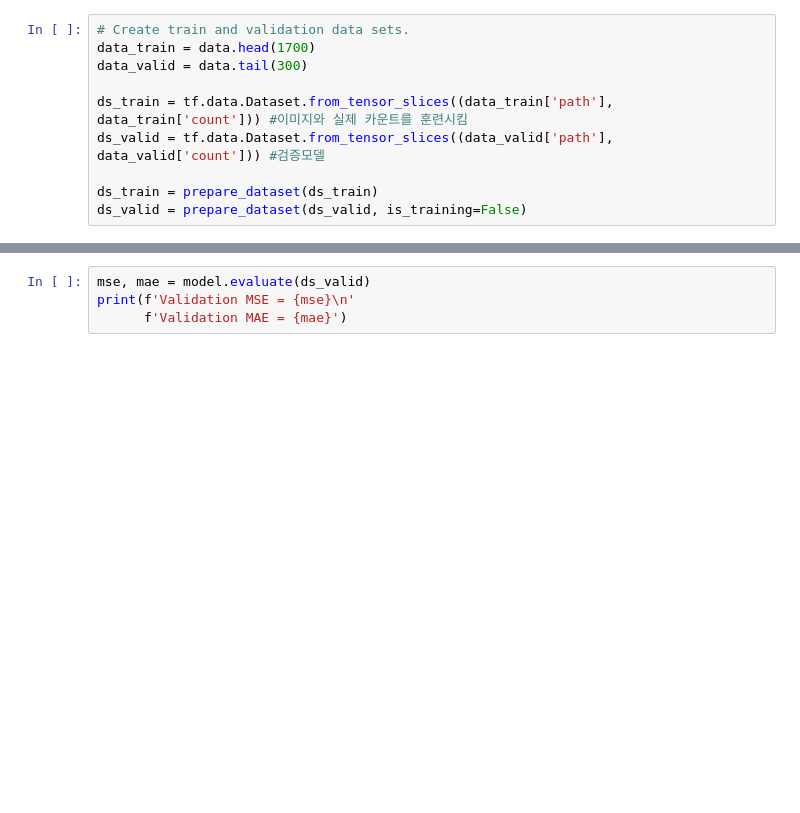
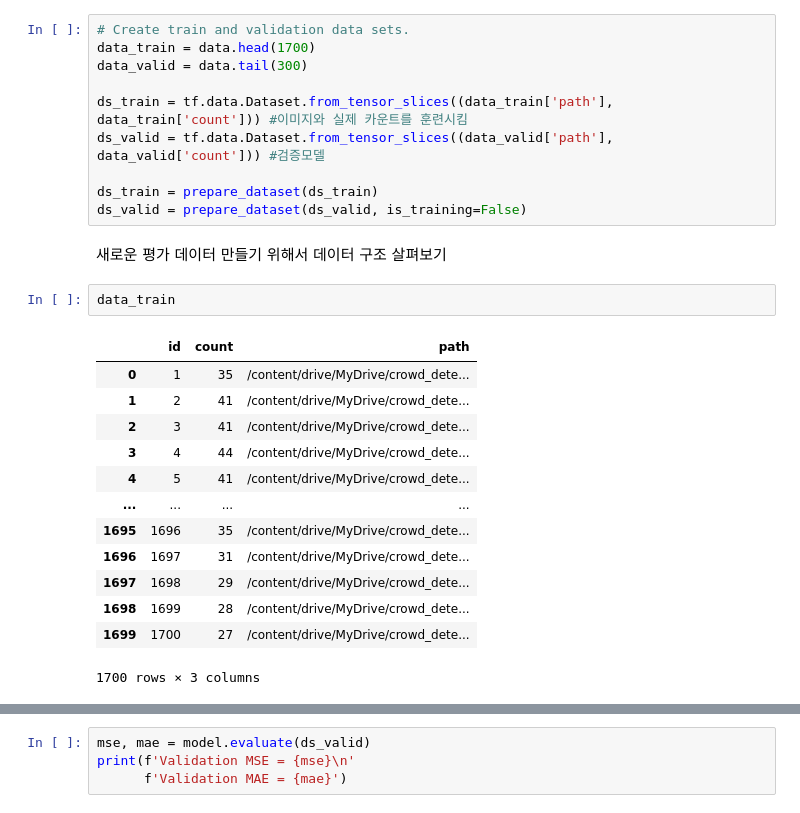
Before and after one commit to jeon-maker/Crowd_counting, a Jupyter notebook: use_2ndmodel.ipynb, the cells around one changed output, grey strips where cells are left out. Cells and saved outputs as stored; diff of their text form; blank space fills up the shorter version.

```diff
--- a/use_2ndmodel.ipynb
+++ b/use_2ndmodel.ipynb
@@ -257,3 +257,21 @@ ds_valid = tf.data.Dataset.from_tensor_slices((data_valid['path'], data_valid['c
 
 ds_train = prepare_dataset(ds_train)
 ds_valid = prepare_dataset(ds_valid, is_training=False)
+# %% [markdown]
+새로운 평가 데이터 만들기 위해서 데이터 구조 살펴보기
+# %%
+data_train
+# %% [output]
+|  | id | count | path |
+| 0 | 1 | 35 | /content/drive/MyDrive/crowd_dete... |
+| 1 | 2 | 41 | /content/drive/MyDrive/crowd_dete... |
+| 2 | 3 | 41 | /content/drive/MyDrive/crowd_dete... |
+| 3 | 4 | 44 | /content/drive/MyDrive/crowd_dete... |
+| 4 | 5 | 41 | /content/drive/MyDrive/crowd_dete... |
+| ... | ... | ... | ... |
+| 1695 | 1696 | 35 | /content/drive/MyDrive/crowd_dete... |
+| 1696 | 1697 | 31 | /content/drive/MyDrive/crowd_dete... |
+| 1697 | 1698 | 29 | /content/drive/MyDrive/crowd_dete... |
+| 1698 | 1699 | 28 | /content/drive/MyDrive/crowd_dete... |
+| 1699 | 1700 | 27 | /content/drive/MyDrive/crowd_dete... |
+1700 rows × 3 columns
```
Also changed, not shown: parts of 15 cells of this notebook.
